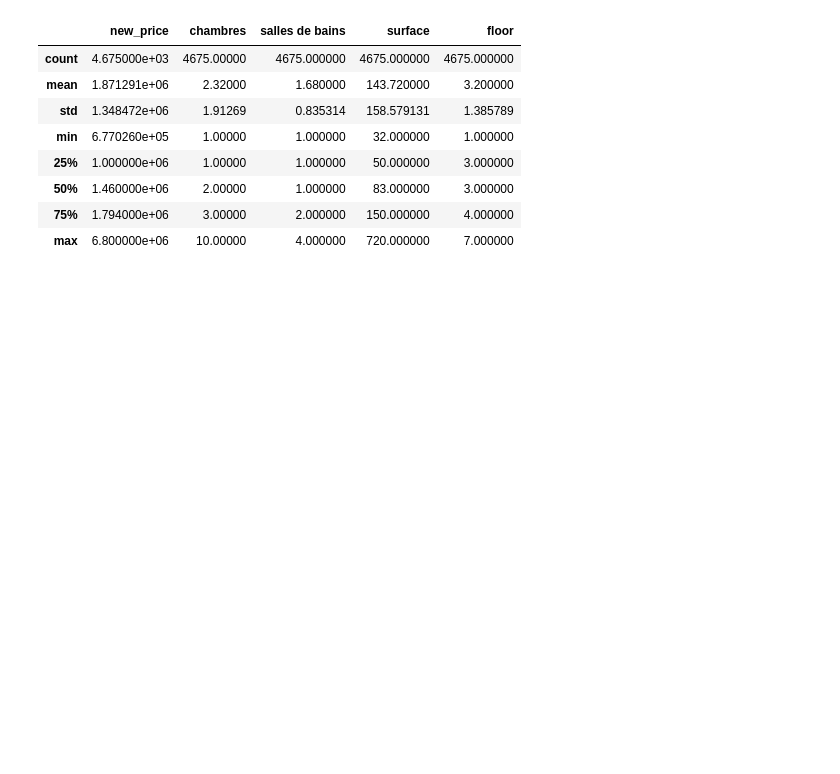
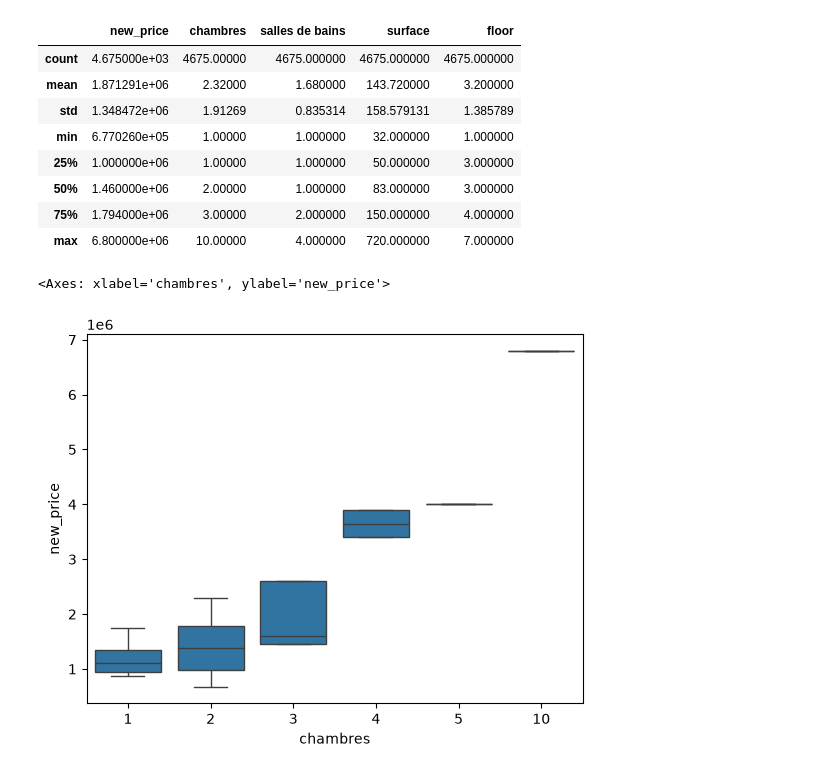
Before and after one commit to Emy-gold/prediction-model-for-morrocan-houses, a Jupyter notebook: house-predict-price.ipynb, the cells around one changed output. Drawn from its saved outputs; the diff is of its cells as text; code cells hidden in the pictures; blank space fills up the shorter version.

Commit message:
add the visual plots to have more ideas about the relationship between columns or features'

```diff
--- a/house-predict-price.ipynb
+++ b/house-predict-price.ipynb
@@ -25,7 +25,7 @@ from xgboost import XGBRegressor
 #Metrics
 from sklearn.metrics import r2_score
 # %%
-df = pd.read_csv(r'C:\data-science-ai\house-predict-model\data\housing_data.csv')
+df = pd.read_csv(r'C:\Users\dell\data-science-ai\house-predict-model\data\housing_data.csv')
 # %%
 df.head()
 # %% [output]
@@ -69,3 +69,9 @@ df.describe()
 | 50% | 1.460000e+06 | 2.00000 | 1.000000 | 83.000000 | 3.000000 |
 | 75% | 1.794000e+06 | 3.00000 | 2.000000 | 150.000000 | 4.000000 |
 | max | 6.800000e+06 | 10.00000 | 4.000000 | 720.000000 | 7.000000 |
+# %%
+#Creating a boxplot
+sns.boxplot(x = 'chambres', y = 'new_price', data = df)
+# %% [output]
+<Axes: xlabel='chambres', ylabel='new_price'>
+[figure, added]
```
Also changed, not shown: parts of 3 cells of this notebook.
